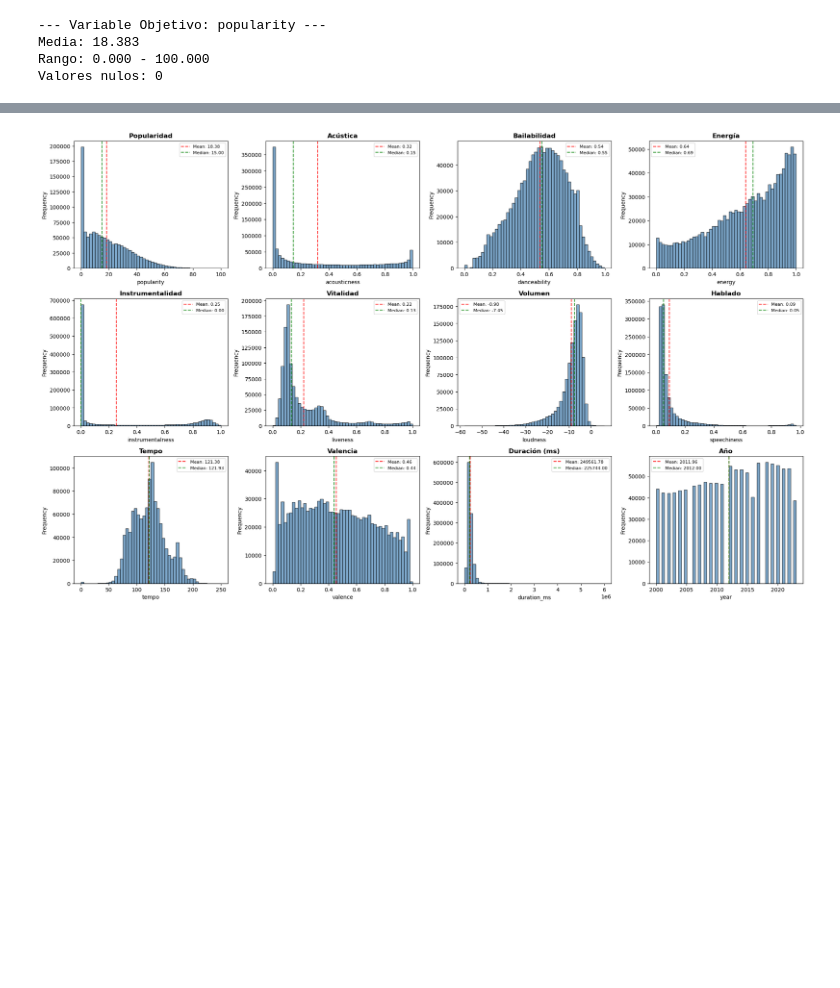
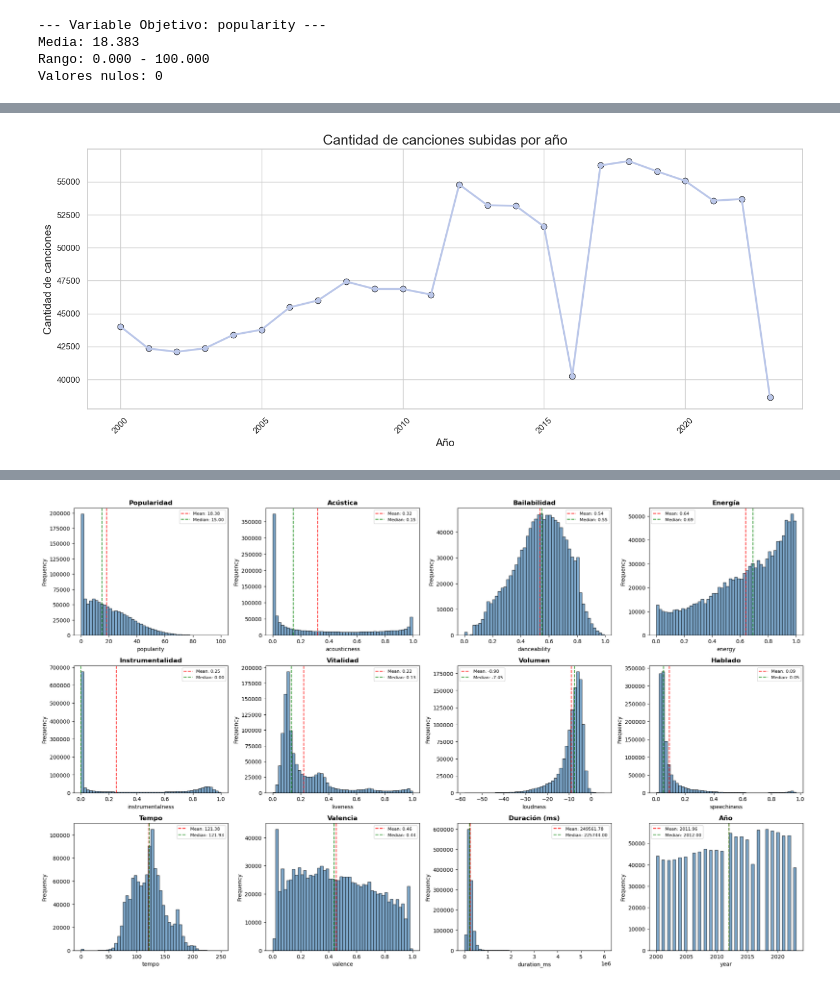
Before and after one commit to JayAgudelo/Integrador2, a Jupyter notebook: notebooks/01_EDA.ipynb, the cells around one changed output, grey strips where cells are left out. Drawn from its saved outputs; the diff is of its cells as text; code cells hidden in the pictures; blank space fills up the shorter version.

```diff
--- a/notebooks/01_EDA.ipynb
+++ b/notebooks/01_EDA.ipynb
@@ -89,3 +212,54 @@ Text(0, 0.5, 'Popularity')
+# %%
+import pandas as pd
+import matplotlib.pyplot as plt
+import seaborn as sns
+
+# Paleta inspirada en Spotify
+spotify_cmap = sns.diverging_palette(
+    h_neg=120,  # verde
+    h_pos=260,  # morado oscuro
+    s=80,
+    l=45,
+    n=200,
+    as_cmap=True
+)
+
+# Tomar un color bonito desde el colormap (valor 0.65 queda bien)
+color_spotify = spotify_cmap(0.65)
+
+# Contar canciones por año
+df_year = df.groupby("year").size().reset_index(name="count")
+
+plt.figure(figsize=(14,6))
+sns.set(style="whitegrid")
+
+# Line plot
+sns.lineplot(
+    data=df_year,
+    x="year",
+    y="count",
+    linewidth=2.5,
+    color=color_spotify
+)
+
+# Puntos
+sns.scatterplot(
+    data=df_year,
+    x="year",
+    y="count",
+    s=60,
+    color=color_spotify,
+    edgecolor="black"
+)
+
+plt.title("Cantidad de canciones subidas por año", fontsize=18)
+plt.xlabel("Año", fontsize=14)
+plt.ylabel("Cantidad de canciones", fontsize=14)
+plt.xticks(rotation=45)
+plt.tight_layout()
+plt.show()
+# %% [output]
+[figure, added]
 # %%
 #Construimos las estadísticas basicas de cada variable en un dataframe para analizar de forma conjunta.
 def calculate_detailed_stats(data, var_name):
```
Also changed, not shown: parts of 12 cells of this notebook, 2 other files.
